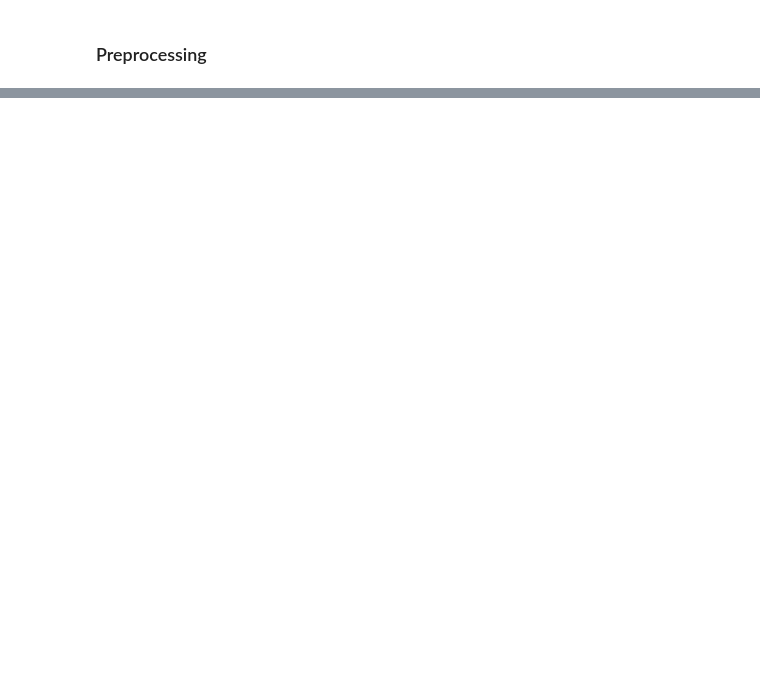
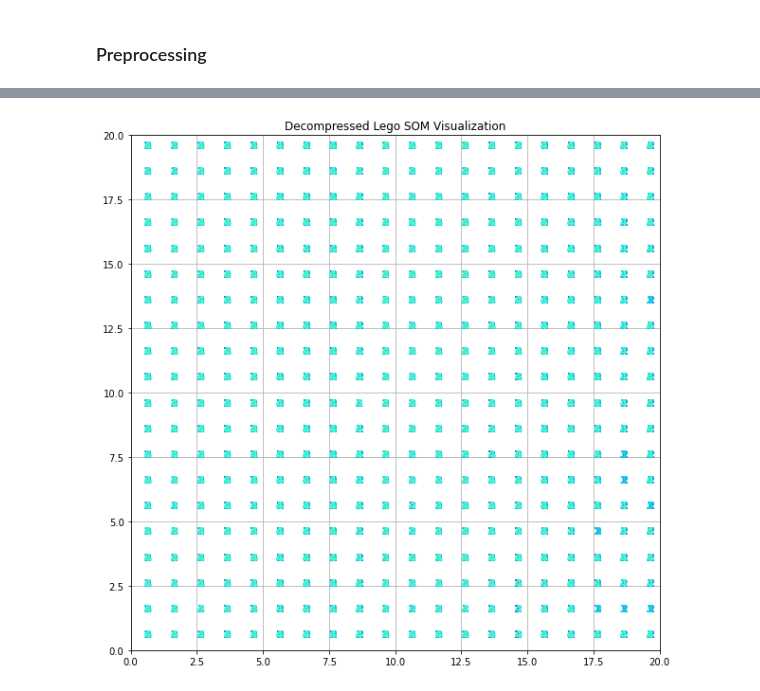
Before and after one commit to Elesdes/5IABD_UnsupervisedDL, a Jupyter notebook: src/algorithms/som/som.ipynb, the cells around one changed output, grey strips where cells are left out. Cells and saved outputs as stored; diff of their text form; code cells hidden in the pictures; blank space fills up the shorter version.

```diff
--- a/src/algorithms/som/som.ipynb
+++ b/src/algorithms/som/som.ipynb
@@ -196,7 +233,9 @@ som_state = mnist_som.compress()
 decompressed_som = SOM.decompress(som_state)
 # %%
 visualize_som(
-    decompressed_som, x_test, y_test, title="Decompressed MNIST SOM Visualization"
+    decompressed_som, x_train, y_train, title="Decompressed Lego SOM Visualization"
 )
+# %% [output]
+[figure, added]
 # %%
 new_samples = decompressed_som.generate(n_samples=10)
```
Also changed, not shown: parts of 10 cells of this notebook, 1 other file.
